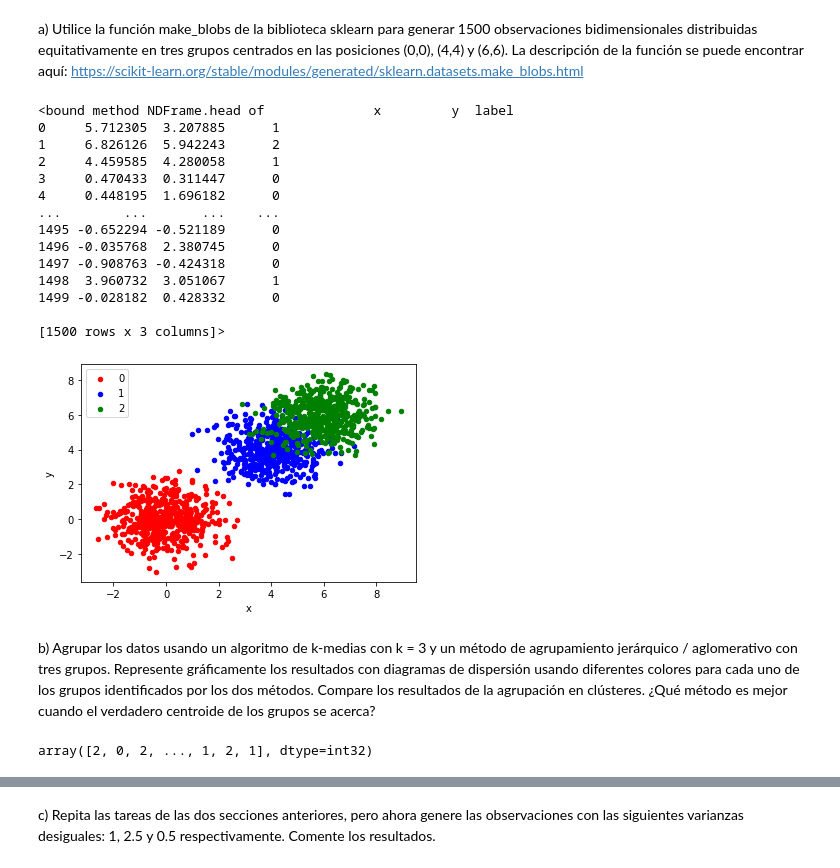
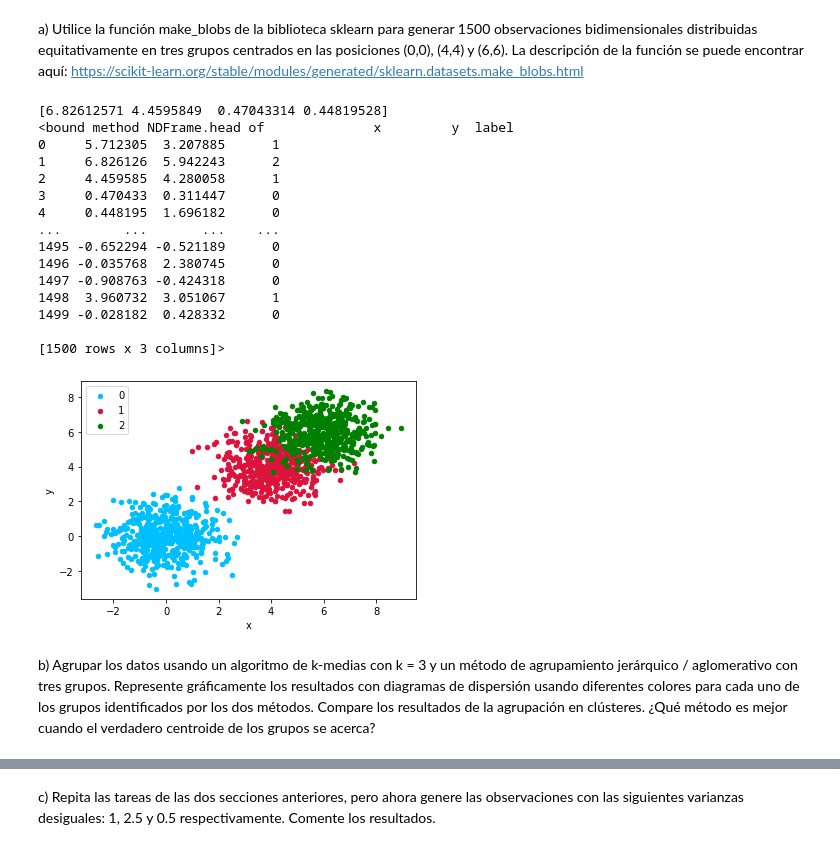
Before and after one commit to moisesortega93/MCME-AI, a Jupyter notebook: Recommenders_and_clustering_ESP.ipynb, the cells around one changed output, grey strips where cells are left out. Drawn from its saved outputs; the diff is of its cells as text; code cells hidden in the pictures.

```diff
--- a/Recommenders_and_clustering_ESP.ipynb
+++ b/Recommenders_and_clustering_ESP.ipynb
@@ -339,43 +339,34 @@ https://scikit-learn.org/stable/modules/generated/sklearn.datasets.make_blobs.ht
 # %%
 from sklearn import datasets
 import pandas as pd
 from matplotlib import pyplot
 
 X, y = datasets.make_blobs(n_samples=1500, centers=[[0,0],[4,4],[6,6]], n_features=2, random_state=0)
-
+print(X[1:5,0])
 df = pd.DataFrame(dict(x=X[:,0], y=X[:,1], label=y))
 print(df.head)
-colors = {0:'red', 1:'blue', 2:'green'}
+colors = {0:'deepskyblue', 1:'crimson', 2:'green'}
 fig, ax = pyplot.subplots()
 grouped = df.groupby('label')
 for key, group in grouped:
     group.plot(ax=ax, kind='scatter', x='x', y='y', label=key, color=colors[key])
 pyplot.show()
 # %% [output]
+[6.82612571 4.4595849  0.47043314 0.44819528]
 <bound method NDFrame.head of              x         y  label
 0     5.712305  3.207885      1
 1     6.826126  5.942243      2
 2     4.459585  4.280058      1
 3     0.470433  0.311447      0
 4     0.448195  1.696182      0
 ...        ...       ...    ...
 1495 -0.652294 -0.521189      0
 1496 -0.035768  2.380745      0
 1497 -0.908763 -0.424318      0
 1498  3.960732  3.051067      1
 1499 -0.028182  0.428332      0
 
 [1500 rows x 3 columns]>
-[figure, old version]
+[figure, new version]
 # %% [markdown]
 b) Agrupar los datos usando un algoritmo de k-medias con k = 3 y un método de agrupamiento jerárquico / aglomerativo con tres grupos. Represente gráficamente los resultados con diagramas de dispersión usando diferentes colores para cada uno de los grupos identificados por los dos métodos. Compare los resultados de la agrupación en clústeres. ¿Qué método es mejor cuando el verdadero centroide de los grupos se acerca?
-# %%
-from scipy.cluster.hierarchy import dendrogram, linkage
-from sklearn.cluster import KMeans
-##K-means
-
-kmeans = KMeans(n_clusters=3, random_state=0).fit(X)
-
-kmeans.labels_
-# %% [output]
-array([2, 0, 2, ..., 1, 2, 1], dtype=int32)
```
Also changed, not shown: parts of 3 cells of this notebook.
